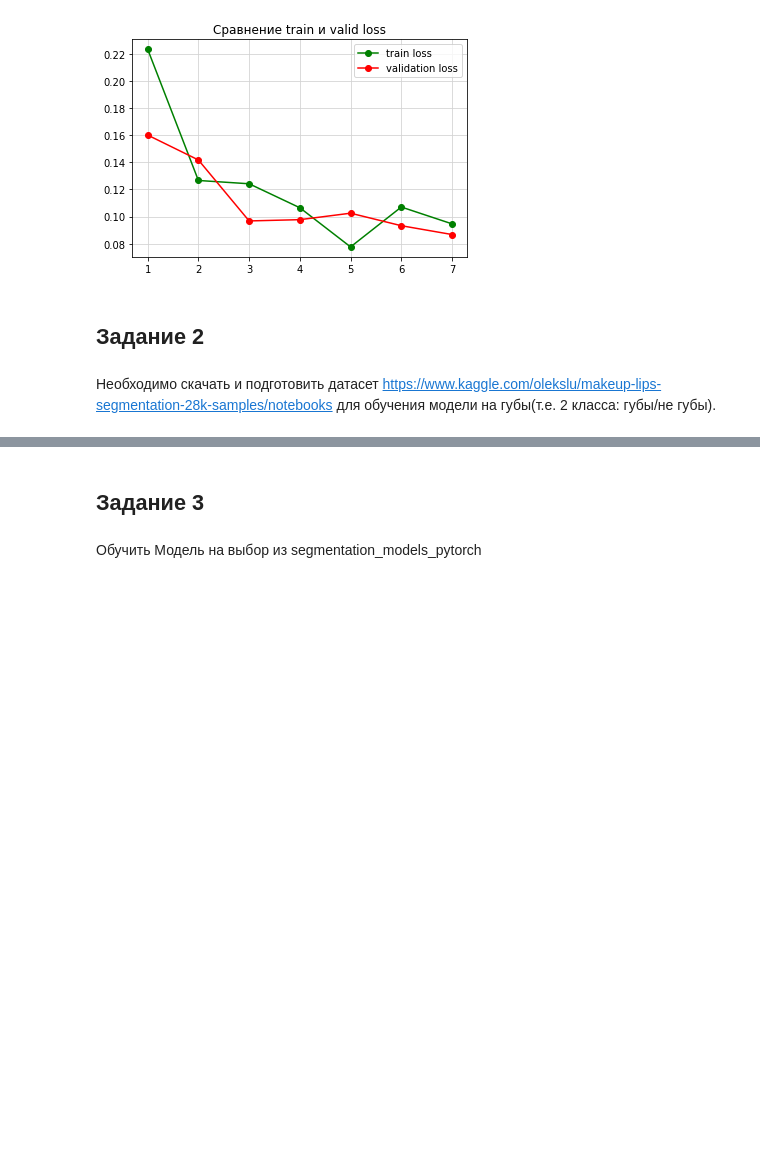
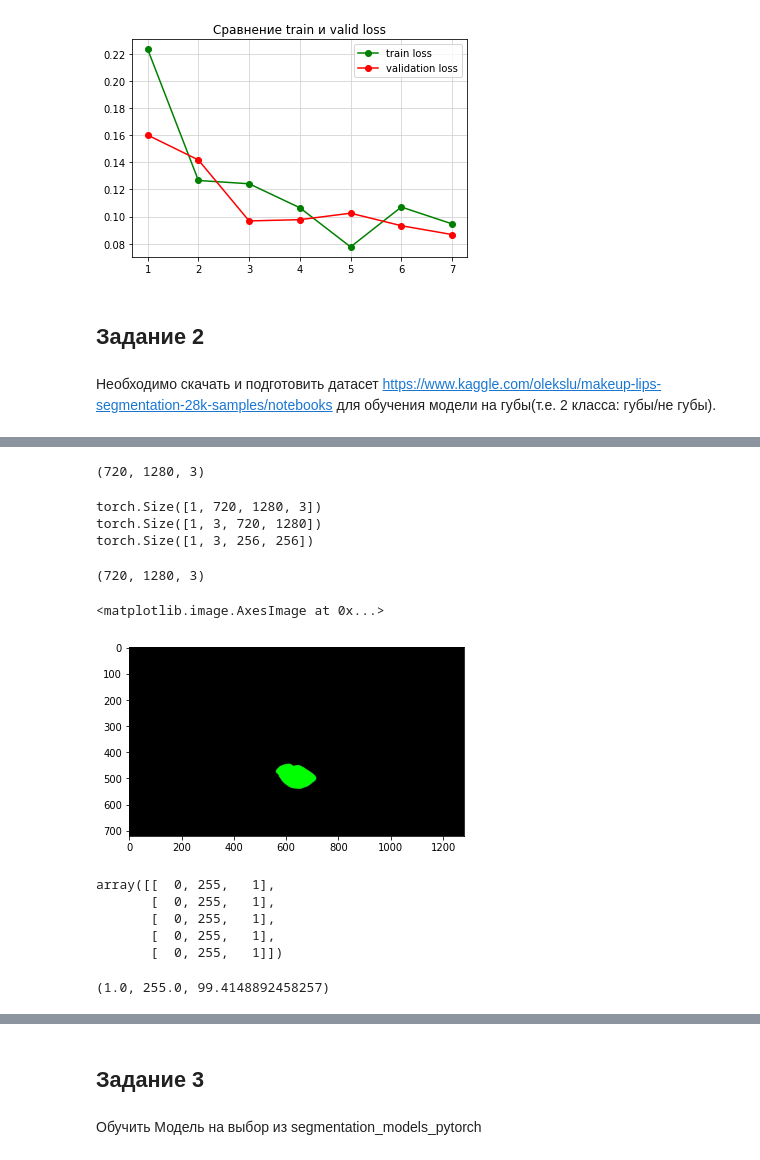
Before and after one commit to VitalyGladyshev/gb_pytorch, a Jupyter notebook: HW_04_Pytorch.ipynb, the cells around one changed output, grey strips where cells are left out. Saved outputs shown, nothing was run; the diff lists cells and outputs as text; code cells hidden in the pictures; blank space fills up the shorter version.

```diff
--- a/HW_04_Pytorch.ipynb
+++ b/HW_04_Pytorch.ipynb
@@ -381,0 +395,22 @@ zip_file.extractall("./lips_segmentation")
+# %%
+path_img = "./lips_segmentation/set-lipstick-original/720p"
+path_mask = "./lips_segmentation/set-lipstick-original/mask"
+
+images = []
+masks = []
+
+for root, dirs, files in os.walk(path_img):
+    for name in files:
+        f = os.path.join(root, name)
+        if 'image' in f:
+            images.append(f)
+        else:
+            break
+
+for root, dirs, files in os.walk(path_mask):
+    for name in files:
+        f = os.path.join(root, name)
+        if 'mask' in f:
+            masks.append(f)
+        else:
+            break
@@ -381,0 +429,8 @@ zip_file.extractall("./lips_segmentation")
+# %%
+images_w_mask = []
+
+for img in images:
+    for mask in masks:
+        if img[-12:-4] == mask[-12:-4]:
+            images_w_mask.append(img)
+            break
@@ -381,0 +443,5 @@ zip_file.extractall("./lips_segmentation")
+# %%
+masks_adapt = []
+
+for img in images_w_mask:
+    masks_adapt.append(f"./lips_segmentation/set-lipstick-original/mask/mask{img[-12:-4]}.png")
@@ -381,0 +484,39 @@ zip_file.extractall("./lips_segmentation")
+# %%
+img = np.asarray(Image.open(images_w_mask[0])).astype('float')
+img.shape
+# %% [output]
+(720, 1280, 3)
+# %%
+img = torch.as_tensor(img)/255
+img = img.unsqueeze(0)
+print(img.shape)
+img = img.permute(0,3,1,2)
+print(img.shape)
+img = F.interpolate(input=img, size=256, align_corners=False, mode='bicubic')
+print(img.shape)
+# %% [output]
+torch.Size([1, 720, 1280, 3])
+torch.Size([1, 3, 720, 1280])
+torch.Size([1, 3, 256, 256])
+# %%
+mask_it = np.asarray(Image.open(masks_adapt[-1])).astype('int')
+mask_it.shape
+# %% [output]
+(720, 1280, 3)
+# %%
+plt.imshow(mask_it)
+# %% [output]
+<matplotlib.image.AxesImage at 0x...>
+[figure, added]
+# %%
+mask_it[500, 600:605, :]
+# %% [output]
+array([[  0, 255,   1],
+       [  0, 255,   1],
+       [  0, 255,   1],
+       [  0, 255,   1],
+       [  0, 255,   1]])
+# %%
+min(mask_it[mask_it>0]), max(mask_it[mask_it>0]), np.mean(mask_it[mask_it>0])
+# %% [output]
+(1.0, 255.0, 99.4148892458257)
```
Also changed, not shown: parts of 31 cells of this notebook.
